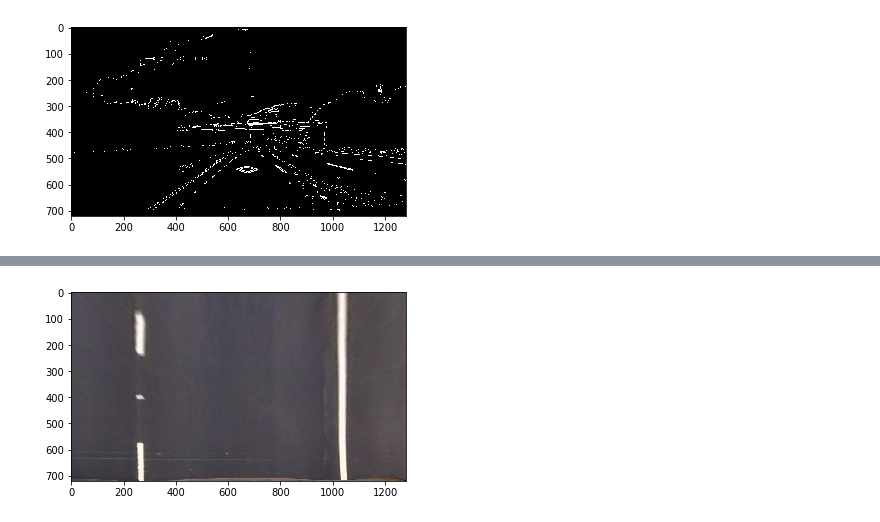
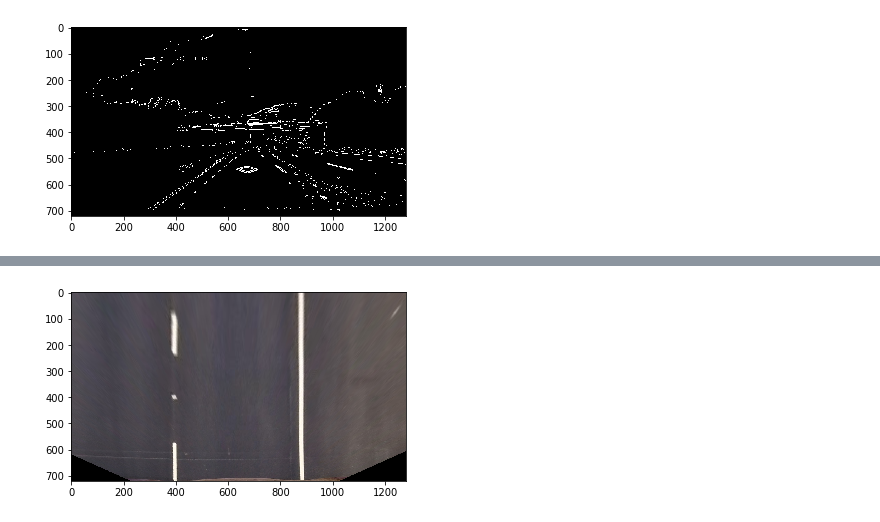
Before and after one commit to artxj/CarND-Advanced-Lane-Lines, a Jupyter notebook: lane_finder.ipynb, the cells around one changed output, grey strips where cells are left out. Cells and saved outputs as stored; diff of their text form; code cells hidden in the pictures.

```diff
--- a/lane_finder.ipynb
+++ b/lane_finder.ipynb
@@ -382,33 +421,33 @@ def warp_perspective(image, M, image_size):
 # %%
 """
 Calculate a perspective matrix
 """
 
 image = read_image('./test_images/straight_lines2.jpg')
 # src = np.float32([[589, 454], [695, 454], [1048, 682], [275, 682]])
 # dst = np.float32([[272, 0], [1037, 0], [1037, 720], [272, 720]])
 
 # src = np.float32([[558, 476], [730, 476], [1048, 682], [275, 682]])
 
 # src = np.float32([[460, 546], [836, 546], [1048, 682], [275, 682]])
 # dst = np.float32([[272, 0], [1037, 0], [1037, 720], [272, 720]])
 
+# src = np.float32([[568, 470], [721, 470], [1048, 682], [275, 682]])
+# dst = np.float32([[272, 0], [1037, 0], [1037, 720], [272, 720]])
+
 src = np.float32([[568, 470], [721, 470], [1048, 682], [275, 682]])
-dst = np.float32([[272, 0], [1037, 0], [1037, 720], [272, 720]])
-
-# src = np.float32([[525, 500], [767, 500], [1048, 682], [275, 682]])
-# dst = np.float32([[272, 0], [1037, 0], [1037, 720], [272, 720]])
+dst = np.float32([[400, 0], [880, 0], [880, 720], [400, 720]])
 
 perspective_M = get_perspective_transform(src, dst)
 perspective_Minv = get_perspective_transform(dst, src)
 
 def test_perspective(image, M, image_size):
     image = warp_perspective(image, M, image_size)
     show_image(image)
 
 test_perspective(image, perspective_M, image_size)
 # %% [output]
-[figure, old version]
+[figure, new version]
 # %%
 
 image = read_image('./test_images/straight_lines2.jpg')
```
Also changed, not shown: parts of 15 cells of this notebook.
